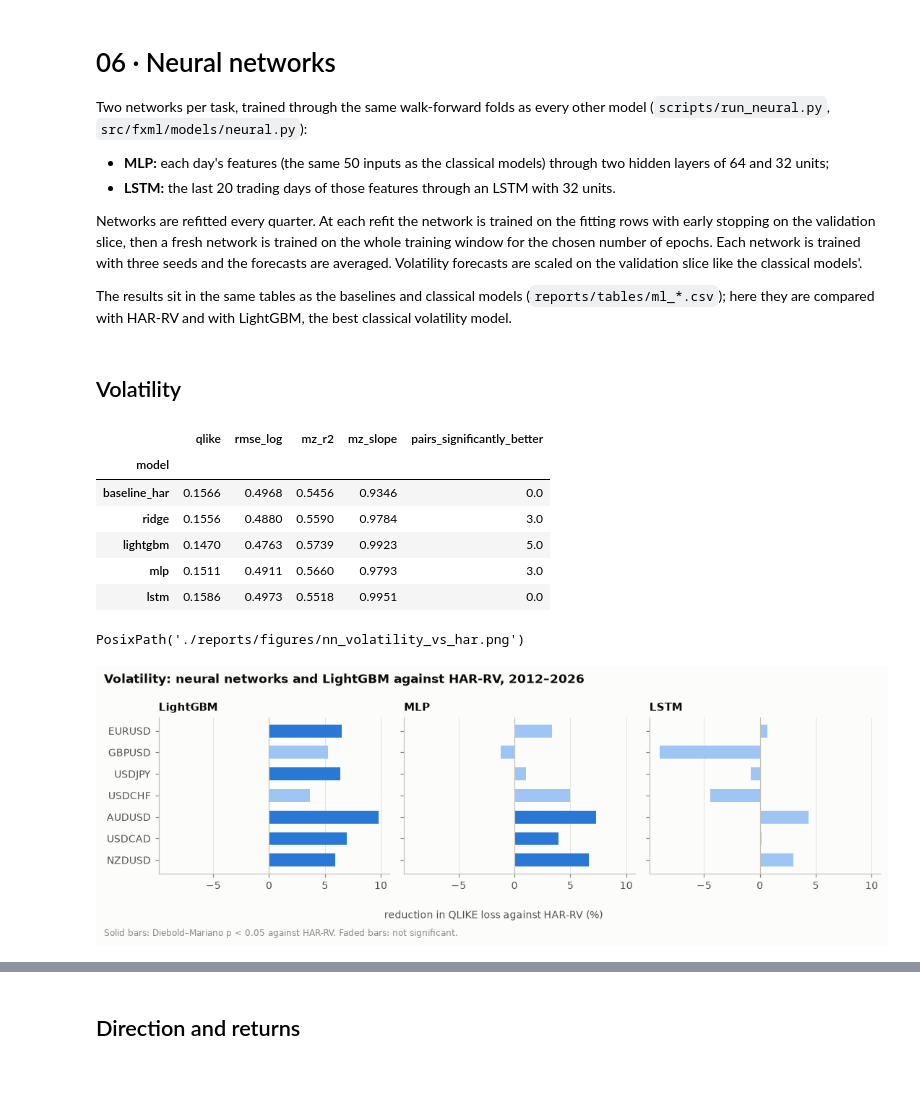
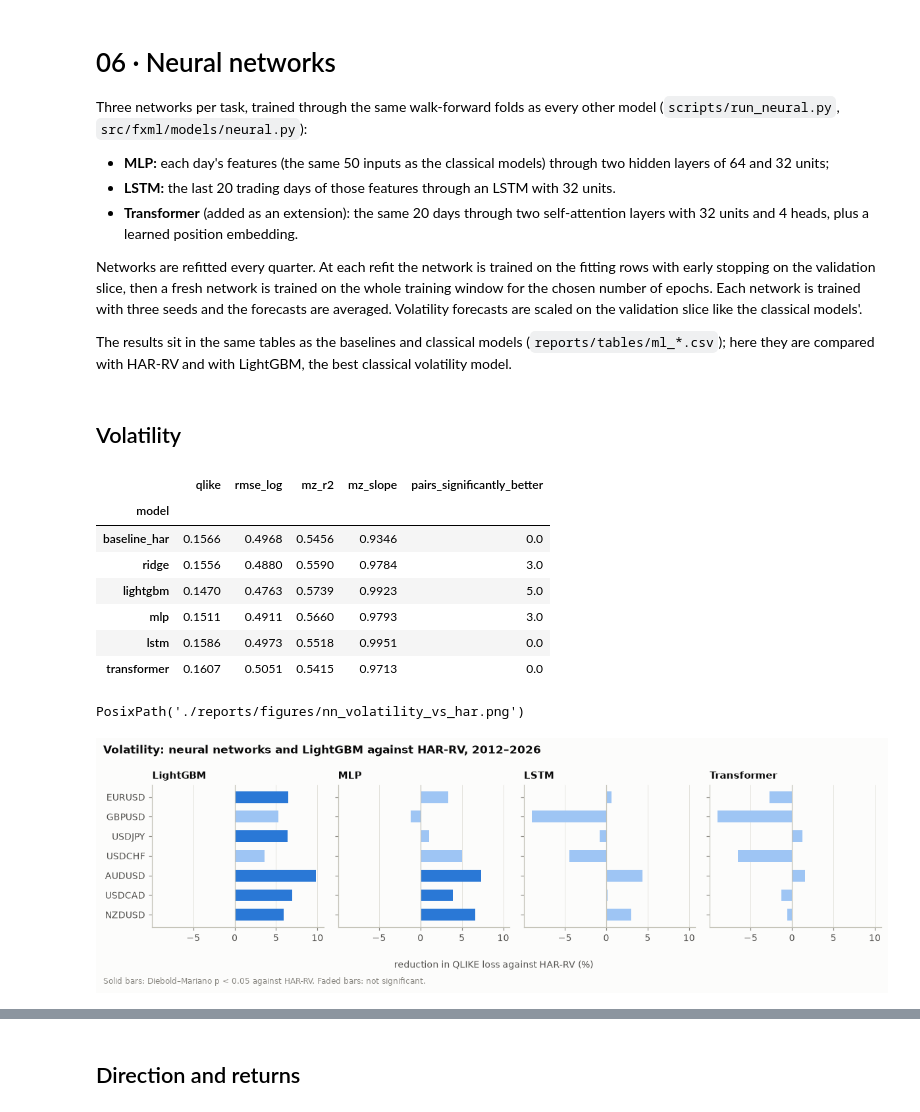
Before and after one commit to Aditya-00786/ML-Project_fx-forecasting, a Jupyter notebook: notebooks/06_neural_networks.ipynb, the cells around one changed output, grey strips where cells are left out. Saved outputs shown, nothing was run; the diff lists cells and outputs as text; code cells hidden in the pictures; blank space fills up the shorter version.

```diff
--- a/notebooks/06_neural_networks.ipynb
+++ b/notebooks/06_neural_networks.ipynb
@@ -1,10 +1,11 @@
 # %% [markdown]
 # 06 · Neural networks
 
-Two networks per task, trained through the same walk-forward folds as every other model (`scripts/run_neural.py`, `src/fxml/models/neural.py`):
+Three networks per task, trained through the same walk-forward folds as every other model (`scripts/run_neural.py`, `src/fxml/models/neural.py`):
 
 - **MLP:** each day's features (the same 50 inputs as the classical models) through two hidden layers of 64 and 32 units;
 - **LSTM:** the last 20 trading days of those features through an LSTM with 32 units.
+- **Transformer** (added as an extension): the same 20 days through two self-attention layers with 32 units and 4 heads, plus a learned position embedding.
 
 Networks are refitted every quarter. At each refit the network is trained on the fitting rows with early stopping on the validation slice, then a fresh network is trained on the whole training window for the chosen number of epochs. Each network is trained with three seeds and the forecasts are averaged. Volatility forecasts are scaled on the validation slice like the classical models'.
 
@@ -29,11 +30,11 @@ training = pd.read_csv(tables / "ml_neural_training.csv")
 predictions = pd.read_parquet(cfg.paths.reports / "predictions" / "ml.parquet")
 pairs = list(cfg.pairs)
 pd.set_option("display.precision", 4)
-NAMES = {"lightgbm": "LightGBM", "mlp": "MLP", "lstm": "LSTM"}
+NAMES = {"lightgbm": "LightGBM", "mlp": "MLP", "lstm": "LSTM", "transformer": "Transformer"}
 # %% [markdown]
 ## Volatility
 # %%
-show = ["baseline_har", "ridge", "lightgbm", "mlp", "lstm"]
+show = ["baseline_har", "ridge", "lightgbm", "mlp", "lstm", "transformer"]
 cols = ["qlike", "rmse_log", "mz_r2", "mz_slope", "pairs_significantly_better"]
 vol[vol.pair == "average"].set_index("model").loc[show, cols]
 # %% [output]
@@ -44,32 +45,33 @@ vol[vol.pair == "average"].set_index("model").loc[show, cols]
 | lightgbm | 0.1470 | 0.4763 | 0.5739 | 0.9923 | 5.0 |
 | mlp | 0.1511 | 0.4911 | 0.5660 | 0.9793 | 3.0 |
 | lstm | 0.1586 | 0.4973 | 0.5518 | 0.9951 | 0.0 |
+| transformer | 0.1607 | 0.5051 | 0.5415 | 0.9713 | 0.0 |
 # %%
 qlike = vol[vol.pair != "average"].pivot(index="pair", columns="model", values="qlike").loc[pairs]
 gain = 100 * (1 - qlike.div(qlike["baseline_har"], axis=0))
 significant = vol[vol.pair != "average"].assign(
     better=lambda d: (d.dm_vs_baseline_har < 0) & (d.dm_p_vs_baseline_har < 0.05)
 ).pivot(index="pair", columns="model", values="better").loc[pairs]
 
-fig, axes = plt.subplots(1, 3, figsize=(10, 3.2), sharex=True, sharey=True)
+fig, axes = plt.subplots(1, 4, figsize=(11, 3.2), sharex=True, sharey=True)
 for ax, model in zip(axes, NAMES):
     colors = [viz.CATEGORICAL[0] if s else viz.SEQUENTIAL_BLUE[1] for s in significant[model]]
     ax.barh(pairs, gain[model], color=colors, height=0.6)
     ax.axvline(0, color=viz.BASELINE, lw=0.8)
     ax.set_title(NAMES[model])
     ax.grid(axis="x")
     ax.grid(axis="y", visible=False)
 axes[0].invert_yaxis()
 fig.supxlabel("reduction in QLIKE loss against HAR-RV (%)", color=viz.INK_SECONDARY, fontsize=9)
 fig.suptitle("Volatility: neural networks and LightGBM against HAR-RV, 2012–2026", x=0.01,
              ha="left", fontweight="bold")
 fig.text(0.01, -0.05, "Solid bars: Diebold–Mariano p < 0.05 against HAR-RV. Faded bars: not significant.",
          color=viz.INK_MUTED, fontsize=8)
 fig.tight_layout()
 viz.save(fig, "nn_volatility_vs_har")
 # %% [output]
 PosixPath('./reports/figures/nn_volatility_vs_har.png')
-[figure, old version]
+[figure, new version]
 # %%
 # Do the networks beat LightGBM? Diebold-Mariano on daily QLIKE; negative favours the network.
 rows = []
```
Also changed, not shown: parts of 7 cells of this notebook, 54 other files.
